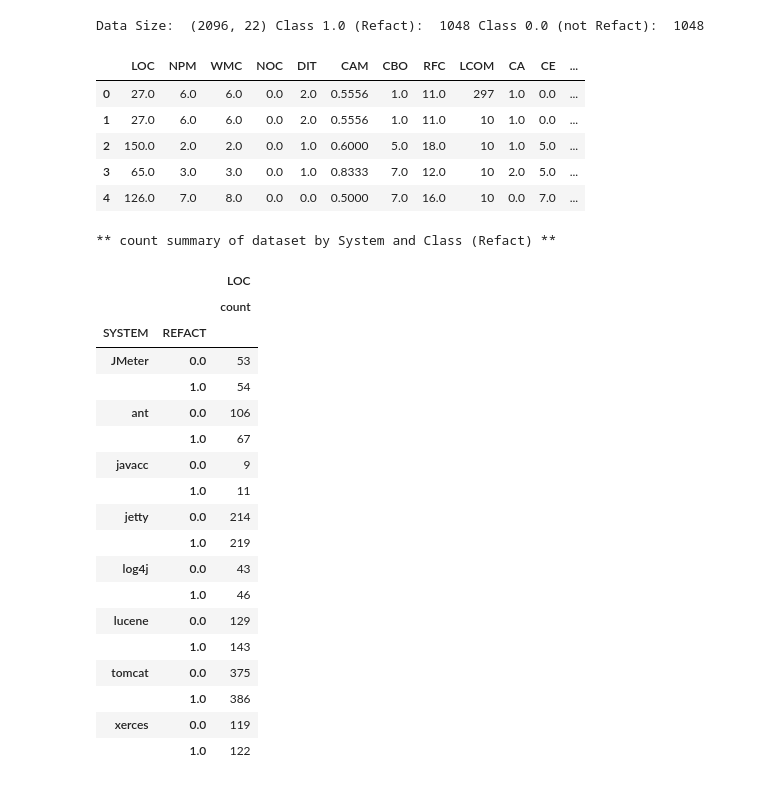
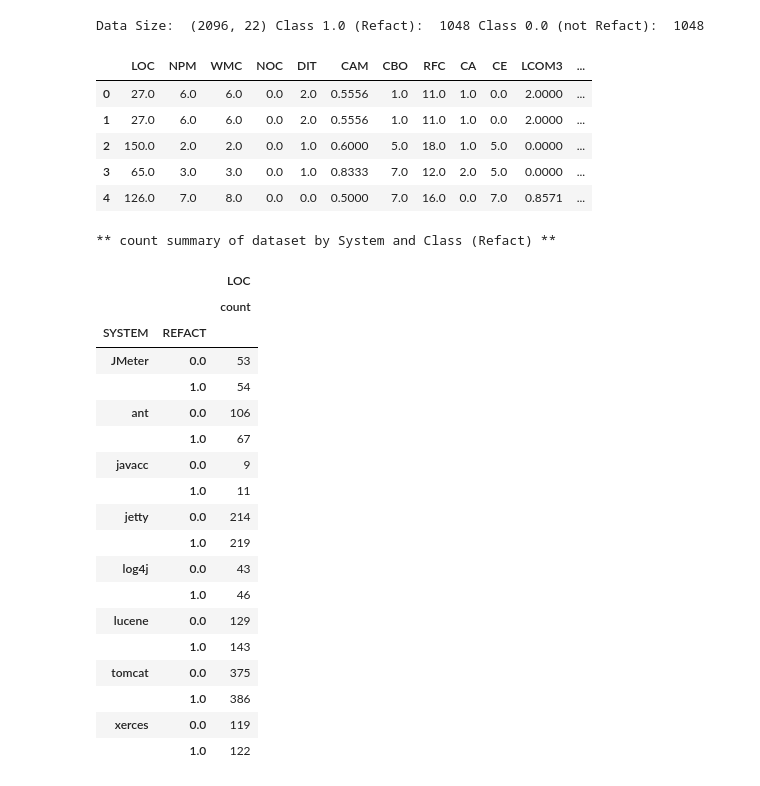
Before and after one commit to eldereng/JSEP-ClassSplitting, a Jupyter notebook: CreateDecisionTreeClassifier.ipynb, the cells around one changed output. Cells and saved outputs as stored; diff of their text form; code cells hidden in the pictures.

```diff
--- a/CreateDecisionTreeClassifier.ipynb
+++ b/CreateDecisionTreeClassifier.ipynb
@@ -84,30 +84,30 @@ def GetMetrics(y_test, y_pred):
 # %%
 ## Load Dataset to Train Model
 Class=["REFACT"] # Target
 system=["SYSTEM"]
-features = [ "LOC", "NPM", "WMC", "NOC", "DIT", "CAM", "CBO", "RFC", "LCOM",
+features = [ "LOC", "NPM", "WMC", "NOC", "DIT", "CAM", "CBO", "RFC", #### "LCOM",
              "CA", "CE", "LCOM3", "DAM", "MOA", "MFA", "IC", "CBM", "AMC", ]
 df = pd.read_csv('DatasetBalancedRefactFinal.csv', delimiter=",", decimal=".")
 IndexRefact=df[df.REFACT==1.0].index
 x = df[features] # Features
 y = df[Class]    # Target of Model
 print("Data Size: ",df.shape,
       "Class 1.0 (Refact): ", len(df[df.REFACT==1.0]),     # PositiveClasses.csv
       "Class 0.0 (not Refact): ", len(df[df.REFACT!=1.0]), # others
      )
 
 display(df[features+Class].head())
 
 print("** count summary of dataset by System and Class (Refact) **")
 df[system+features[0:1]+Class].groupby(system+Class).agg(['count'])
 # %% [output]
 Data Size:  (2096, 22) Class 1.0 (Refact):  1048 Class 0.0 (not Refact):  1048
-|  | LOC | NPM | WMC | NOC | DIT | CAM | CBO | RFC | LCOM | CA | CE | ... |
-| 0 | 27.0 | 6.0 | 6.0 | 0.0 | 2.0 | 0.5556 | 1.0 | 11.0 | 297 | 1.0 | 0.0 | ... |
-| 1 | 27.0 | 6.0 | 6.0 | 0.0 | 2.0 | 0.5556 | 1.0 | 11.0 | 10 | 1.0 | 0.0 | ... |
-| 2 | 150.0 | 2.0 | 2.0 | 0.0 | 1.0 | 0.6000 | 5.0 | 18.0 | 10 | 1.0 | 5.0 | ... |
-| 3 | 65.0 | 3.0 | 3.0 | 0.0 | 1.0 | 0.8333 | 7.0 | 12.0 | 10 | 2.0 | 5.0 | ... |
-| 4 | 126.0 | 7.0 | 8.0 | 0.0 | 0.0 | 0.5000 | 7.0 | 16.0 | 10 | 0.0 | 7.0 | ... |
+|  | LOC | NPM | WMC | NOC | DIT | CAM | CBO | RFC | CA | CE | LCOM3 | ... |
+| 0 | 27.0 | 6.0 | 6.0 | 0.0 | 2.0 | 0.5556 | 1.0 | 11.0 | 1.0 | 0.0 | 2.0000 | ... |
+| 1 | 27.0 | 6.0 | 6.0 | 0.0 | 2.0 | 0.5556 | 1.0 | 11.0 | 1.0 | 0.0 | 2.0000 | ... |
+| 2 | 150.0 | 2.0 | 2.0 | 0.0 | 1.0 | 0.6000 | 5.0 | 18.0 | 1.0 | 5.0 | 0.0000 | ... |
+| 3 | 65.0 | 3.0 | 3.0 | 0.0 | 1.0 | 0.8333 | 7.0 | 12.0 | 2.0 | 5.0 | 0.0000 | ... |
+| 4 | 126.0 | 7.0 | 8.0 | 0.0 | 0.0 | 0.5000 | 7.0 | 16.0 | 0.0 | 7.0 | 0.8571 | ... |
 ** count summary of dataset by System and Class (Refact) **
 |  |  | LOC |
 |  |  | count |
```
Also changed, not shown: parts of 4 cells of this notebook, 3 other files.
